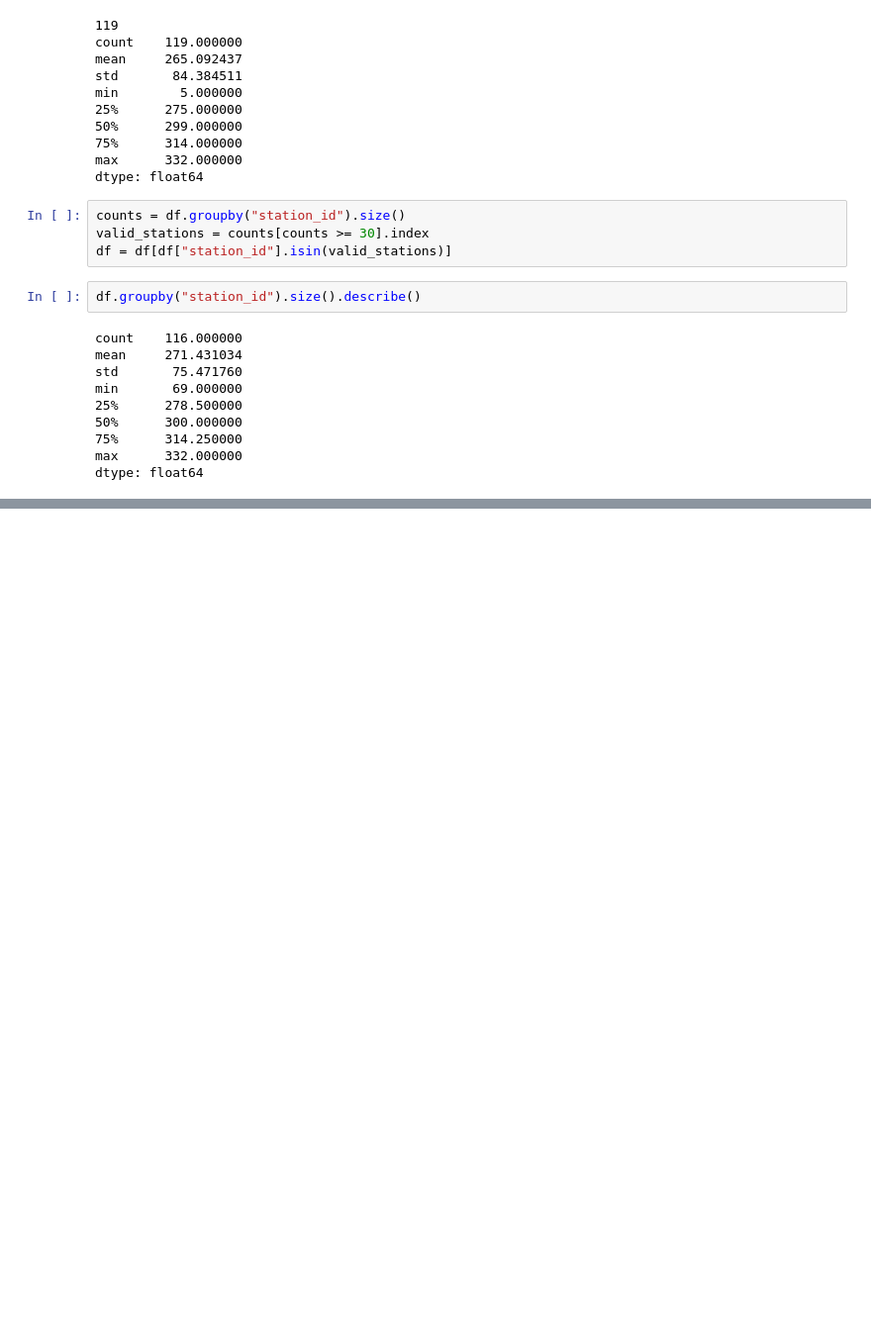
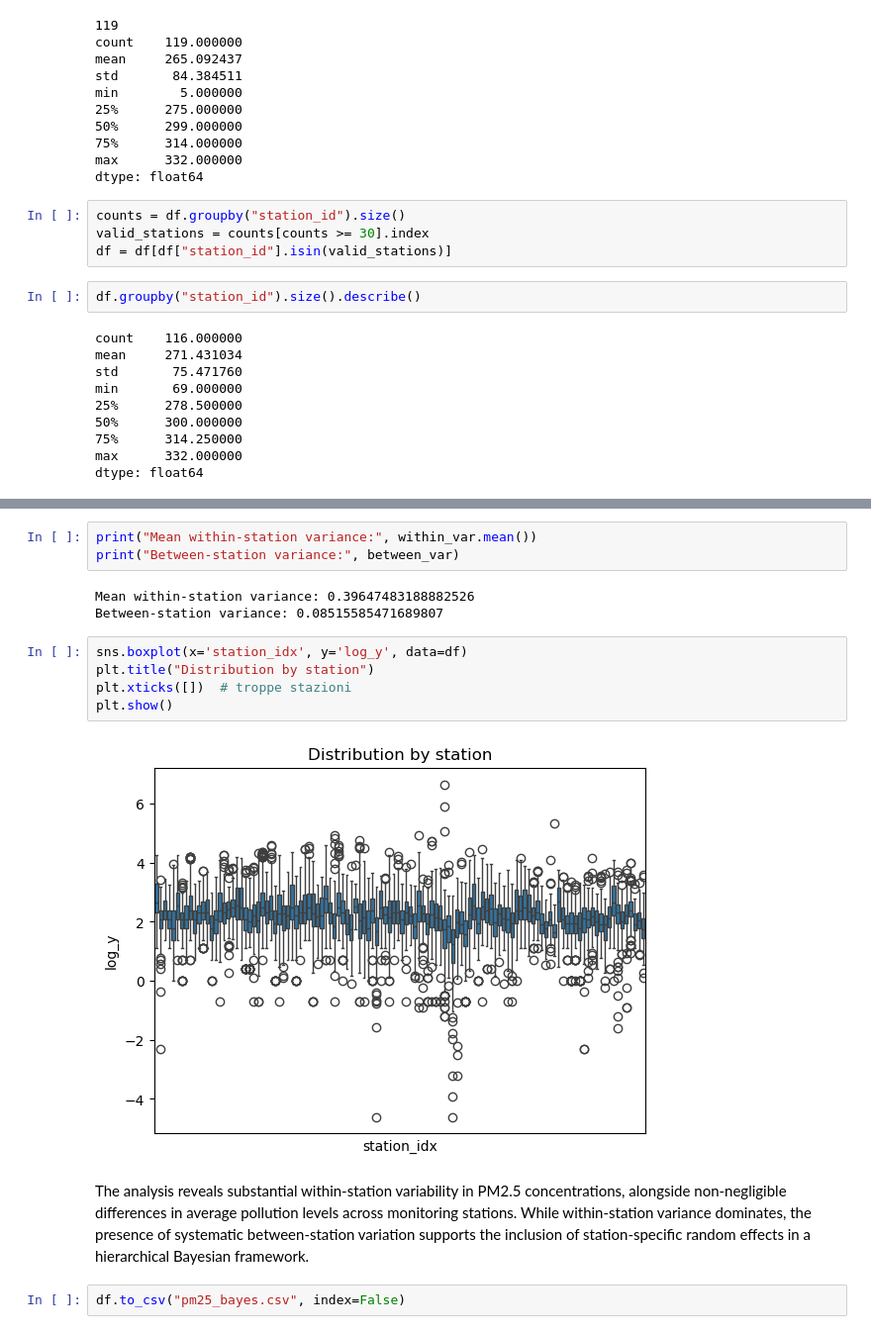
Before and after one commit to leilacielok/bayesian_analysis_project, a Jupyter notebook: analysis.ipynb, the cells around one changed output, grey strips where cells are left out. Shown at 99% size. Drawn from its saved outputs; the diff is of its cells as text; blank space fills up the shorter version.

```diff
--- a/analysis.ipynb
+++ b/analysis.ipynb
@@ -103,0 +233,17 @@ df["day_of_week"] = df["Start"].dt.dayofweek
+# %%
+print("Mean within-station variance:", within_var.mean())
+print("Between-station variance:", between_var)
+# %% [output]
+Mean within-station variance: 0.39647483188882526
+Between-station variance: 0.08515585471689807
+# %%
+sns.boxplot(x='station_idx', y='log_y', data=df)
+plt.title("Distribution by station")
+plt.xticks([])  # troppe stazioni
+plt.show()
+# %% [output]
+[figure, added]
+# %% [markdown]
+The analysis reveals substantial within-station variability in PM2.5 concentrations, alongside non-negligible differences in average pollution levels across monitoring stations. While within-station variance dominates, the presence of systematic between-station variation supports the inclusion of station-specific random effects in a hierarchical Bayesian framework.
+# %%
+df.to_csv("pm25_bayes.csv", index=False)
```
Also changed, not shown: parts of 13 cells of this notebook.
